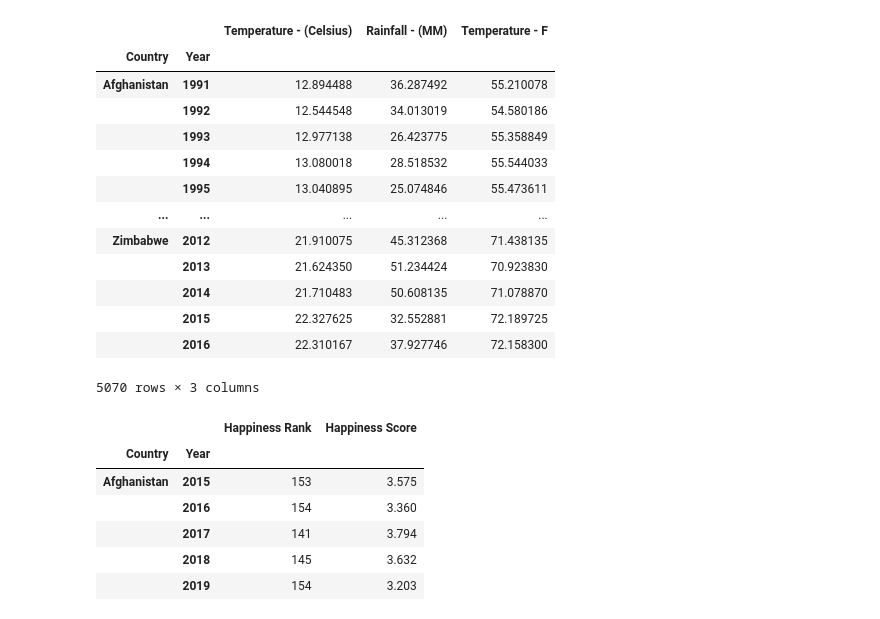
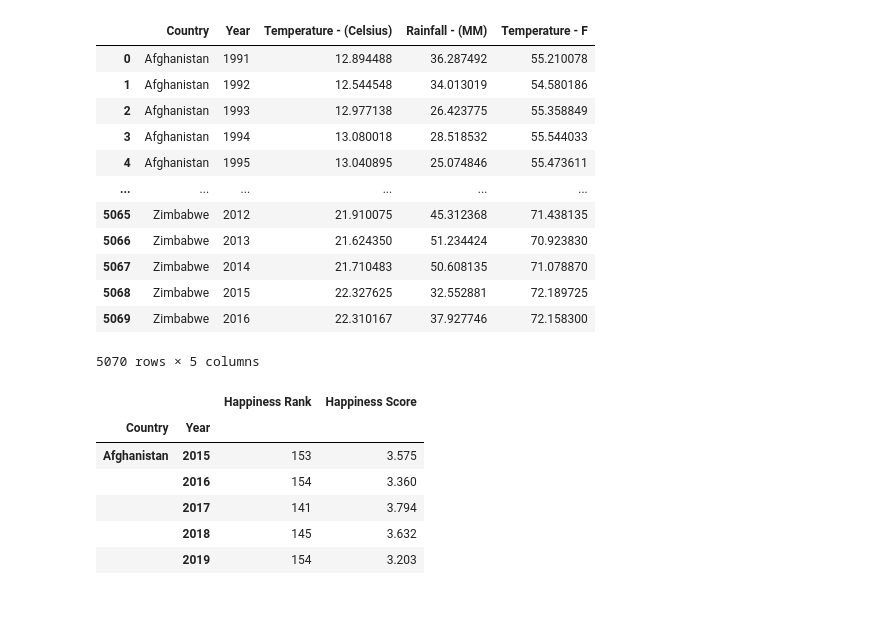
Before and after one commit to AJ-Paine/07-Skynet-Project, a Jupyter notebook: Skynet Project 1.ipynb, the cells around one changed output. Cells and saved outputs as stored; diff of their text form; code cells hidden in the pictures.

Commit message:
Merged dataframes with graphs.

```diff
--- a/Skynet Project 1.ipynb
+++ b/Skynet Project 1.ipynb
@@ -15,35 +16,35 @@ happy_2019 = pd.read_csv('Resources/2019.csv')
 # %%
 #Clean & Merge weather data
 #drop na values
 temp_data = temp_data.dropna()
 rainfall_data = rainfall_data.dropna()
 
 #merge rainfall into temp dataframe
 combined_weather_df = pd.merge(temp_data, rainfall_data, how="outer")
 
 #add Degrees F Column
 combined_weather_df["Temperature - F"] = combined_weather_df["Temperature - (Celsius)"]*9/5 + 32
 
 #group by country & year
-combined_data_groupby = combined_weather_df.groupby(["Country", "Year"])
+combined_data_groupby = combined_weather_df.groupby(["Country", "Year"],as_index=False)
 
 #temp_data_groupby.head(10)
-combined_data_groupby.mean()
+weather_df = combined_data_groupby.mean()
+weather_df
 # %% [output]
-|  |  | Temperature - (Celsius) | Rainfall - (MM) | Temperature - F |
-| Country | Year |  |  |  |
-| Afghanistan | 1991 | 12.894488 | 36.287492 | 55.210078 |
-|  | 1992 | 12.544548 | 34.013019 | 54.580186 |
-|  | 1993 | 12.977138 | 26.423775 | 55.358849 |
-|  | 1994 | 13.080018 | 28.518532 | 55.544033 |
-|  | 1995 | 13.040895 | 25.074846 | 55.473611 |
-| ... | ... | ... | ... | ... |
-| Zimbabwe | 2012 | 21.910075 | 45.312368 | 71.438135 |
-|  | 2013 | 21.624350 | 51.234424 | 70.923830 |
-|  | 2014 | 21.710483 | 50.608135 | 71.078870 |
-|  | 2015 | 22.327625 | 32.552881 | 72.189725 |
-|  | 2016 | 22.310167 | 37.927746 | 72.158300 |
+|  | Country | Year | Temperature - (Celsius) | Rainfall - (MM) | Temperature - F |
+| 0 | Afghanistan | 1991 | 12.894488 | 36.287492 | 55.210078 |
+| 1 | Afghanistan | 1992 | 12.544548 | 34.013019 | 54.580186 |
+| 2 | Afghanistan | 1993 | 12.977138 | 26.423775 | 55.358849 |
+| 3 | Afghanistan | 1994 | 13.080018 | 28.518532 | 55.544033 |
+| 4 | Afghanistan | 1995 | 13.040895 | 25.074846 | 55.473611 |
+| ... | ... | ... | ... | ... | ... |
+| 5065 | Zimbabwe | 2012 | 21.910075 | 45.312368 | 71.438135 |
+| 5066 | Zimbabwe | 2013 | 21.624350 | 51.234424 | 70.923830 |
+| 5067 | Zimbabwe | 2014 | 21.710483 | 50.608135 | 71.078870 |
+| 5068 | Zimbabwe | 2015 | 22.327625 | 32.552881 | 72.189725 |
+| 5069 | Zimbabwe | 2016 | 22.310167 | 37.927746 | 72.158300 |
-5070 rows × 3 columns
+5070 rows × 5 columns
 # %%
 #Clean & merge happiness data
 #Add year column
```
Also changed, not shown: parts of 6 cells of this notebook, 1 other file.
